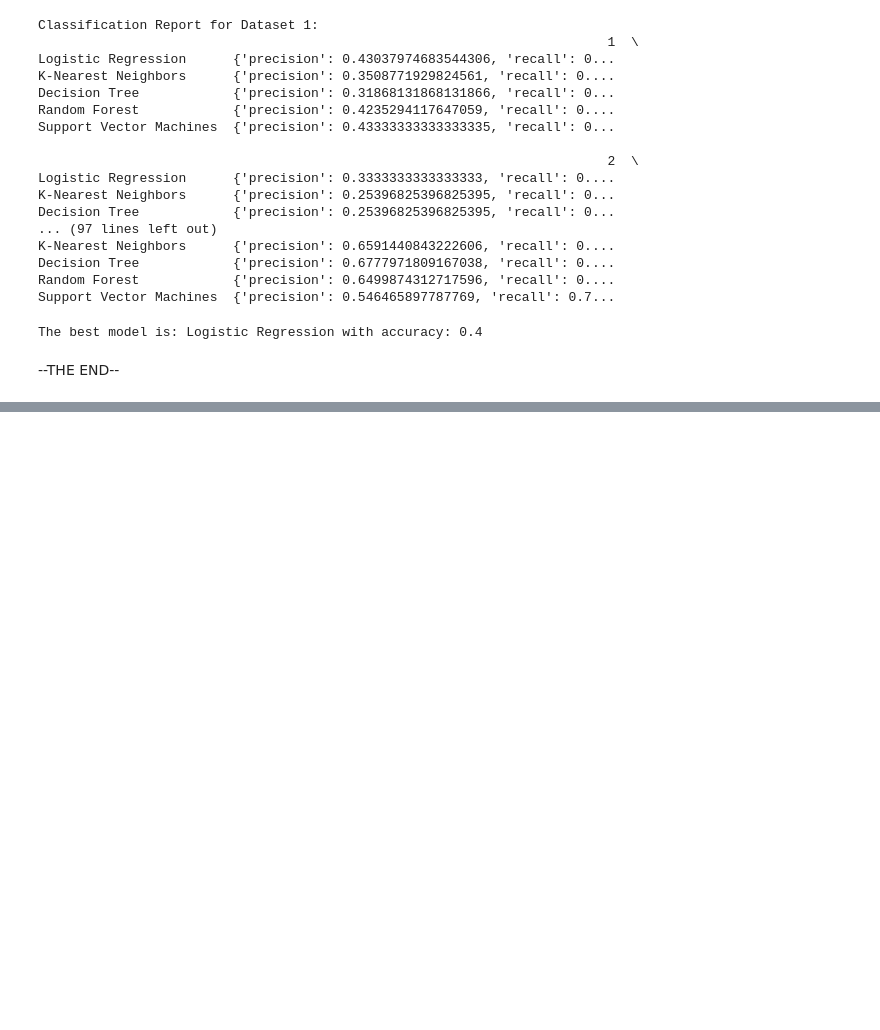
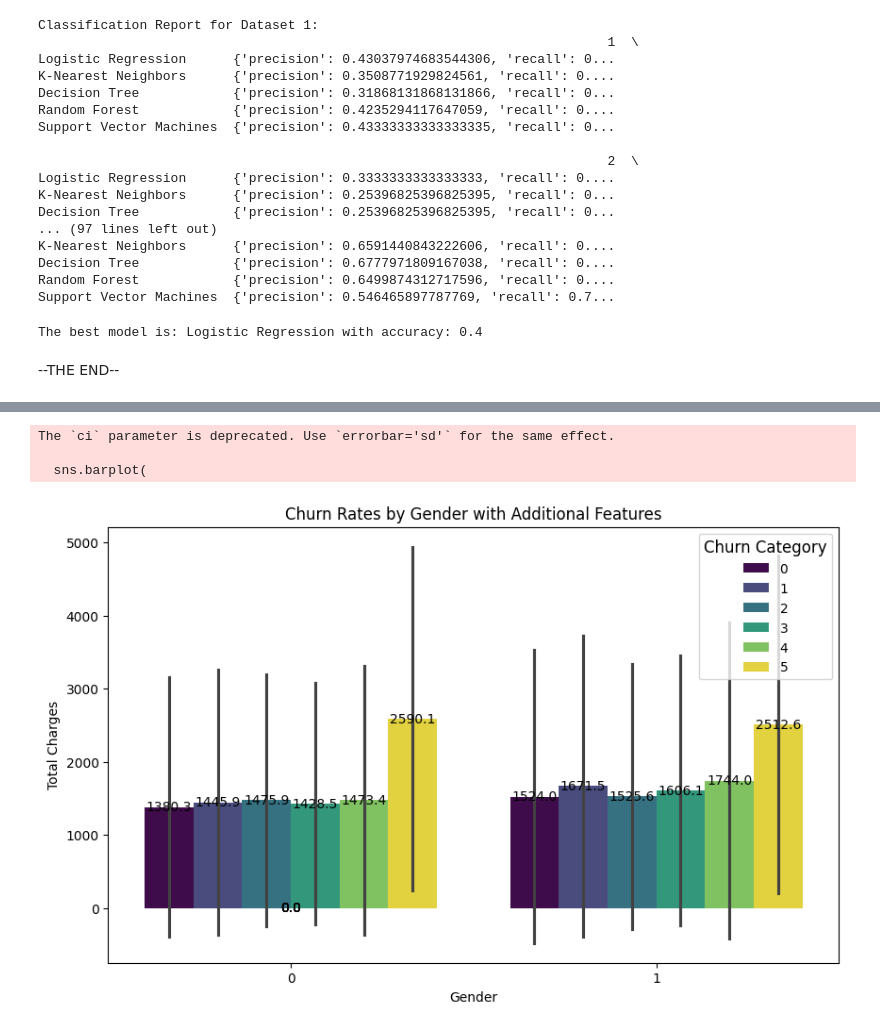
Before and after one commit to joeljacson/machine-learning, a Jupyter notebook: telecommunications.ipynb, the cells around one changed output, grey strips where cells are left out. Saved outputs shown, nothing was run; the diff lists cells and outputs as text; code cells hidden in the pictures; blank space fills up the shorter version.

```diff
--- a/telecommunications.ipynb
+++ b/telecommunications.ipynb
@@ -1704,0 +2592,44 @@ The best model is: Logistic Regression with accuracy: 0.4
+# %%
+import seaborn as sns
+import matplotlib.pyplot as plt
+
+# Create a bar plot with additional features
+plt.figure(figsize=(10, 6))  # Adjust plot size
+
+# Customize colors with a specific palette
+palette = "viridis"  # Example palette; you can use other palettes or custom colors
+
+# Bar plot to compare churn rates across customer segments with additional features
+sns.barplot(
+    data=df,
+    x='Gender',  # x-axis: Gender
+    y='Total Charges',  # y-axis: Total Charges
+    hue='Churn Category',  # Color by Churn Category
+    palette=palette,  # Custom color palette
+    ci='sd',  # Show standard deviation as error bars
+)
+
+# Customize the plot
+plt.title("Churn Rates by Gender with Additional Features")  # Plot title
+plt.xlabel("Gender")  # x-axis label
+plt.ylabel("Total Charges")  # y-axis label
+plt.legend(title="Churn Category", title_fontsize=12, fontsize=10)  # Customize legend
+
+# Add data labels to the bars
+for p in plt.gca().patches:  # Loop through all the bars
+    plt.gca().text(
+        p.get_x() + p.get_width() / 2,  # Center of the bar
+        p.get_y() + p.get_height() + 1,  # Above the bar
+        f"{p.get_height():.1f}",  # Data label (format to one decimal place)
+        ha='center',  # Horizontal alignment
+        va='center',  # Vertical alignment
+        fontsize=10  # Font size
+    )
+
+# Display the bar plot
+plt.show()
+# %% [output]
+The `ci` parameter is deprecated. Use `errorbar='sd'` for the same effect.
+
+  sns.barplot(
+[figure, added]
```
Also changed, not shown: parts of 59 cells of this notebook.
